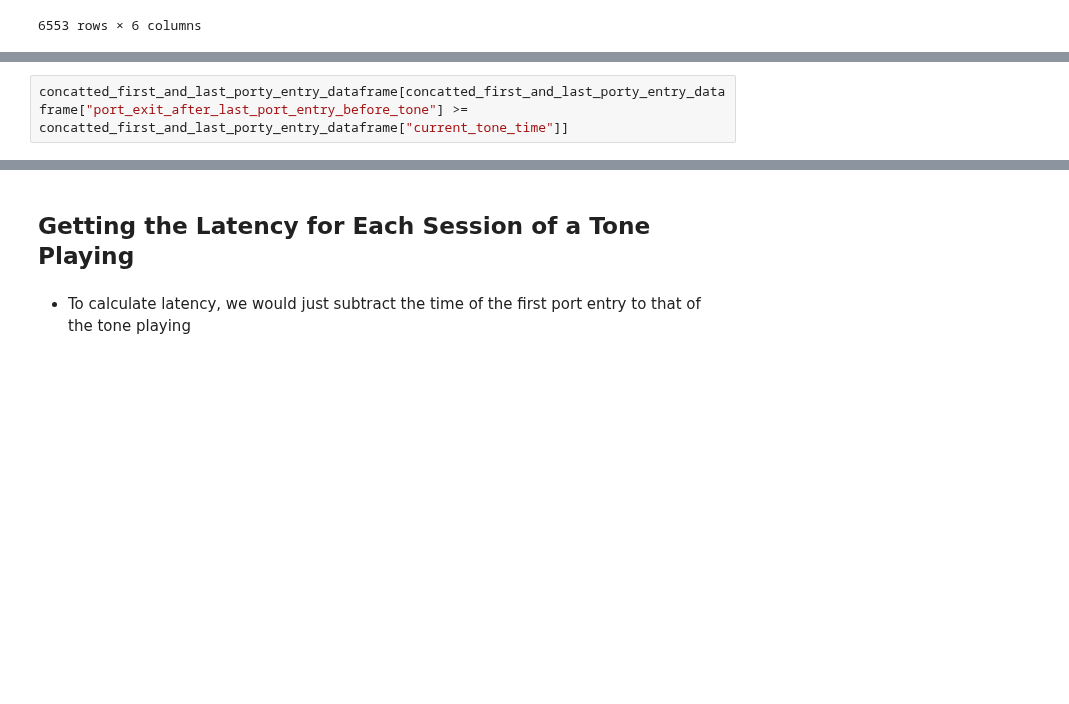
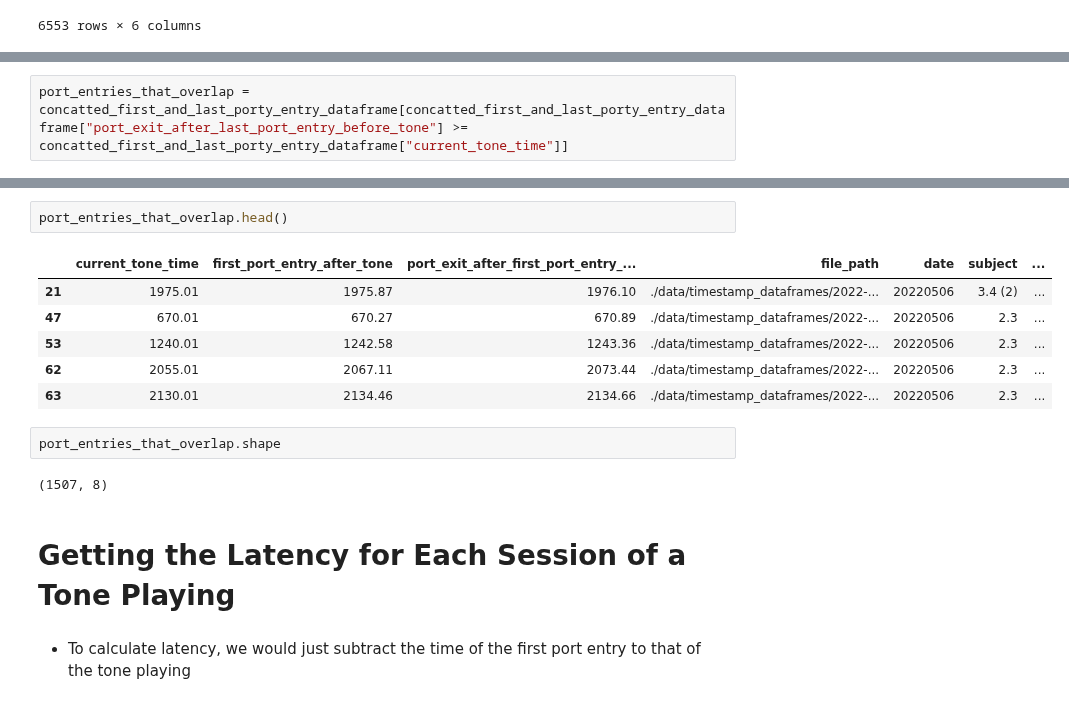
Before and after one commit to padillacoreanolab/med_pc_repo, a Jupyter notebook: jupyter_notebooks/02_calculating_latencies.ipynb, the cells around one changed output, grey strips where cells are left out. Cells and saved outputs as stored; diff of their text form; blank space fills up the shorter version.

```diff
--- a/jupyter_notebooks/02_calculating_latencies.ipynb
+++ b/jupyter_notebooks/02_calculating_latencies.ipynb
@@ -270,2 +318,2 @@ concatted_first_and_last_porty_entry_dataframe
 # %%
-concatted_first_and_last_porty_entry_dataframe[concatted_first_and_last_porty_entry_dataframe["port_exit_after_last_port_entry_before_tone"] >= concatted_first_and_last_porty_entry_dataframe["current_tone_time"]]
+port_entries_that_overlap = concatted_first_and_last_porty_entry_dataframe[concatted_first_and_last_porty_entry_dataframe["port_exit_after_last_port_entry_before_tone"] >= concatted_first_and_last_porty_entry_dataframe["current_tone_time"]]
@@ -286,5 +320,18 @@ concatted_first_and_last_porty_entry_dataframe[concatted_first_and_last_porty_en
+# %%
+port_entries_that_overlap.head()
+# %% [output]
+|  | current_tone_time | first_port_entry_after_tone | port_exit_after_first_port_entry_... | file_path | date | subject | ... |
+| 21 | 1975.01 | 1975.87 | 1976.10 | ./data/timestamp_dataframes/2022-... | 20220506 | 3.4 (2) | ... |
+| 47 | 670.01 | 670.27 | 670.89 | ./data/timestamp_dataframes/2022-... | 20220506 | 2.3 | ... |
+| 53 | 1240.01 | 1242.58 | 1243.36 | ./data/timestamp_dataframes/2022-... | 20220506 | 2.3 | ... |
+| 62 | 2055.01 | 2067.11 | 2073.44 | ./data/timestamp_dataframes/2022-... | 20220506 | 2.3 | ... |
+| 63 | 2130.01 | 2134.46 | 2134.66 | ./data/timestamp_dataframes/2022-... | 20220506 | 2.3 | ... |
+# %%
+port_entries_that_overlap.shape
+# %% [output]
+(1507, 8)
 # %% [markdown]
-## Getting the Latency for Each Session of a Tone Playing
+# Getting the Latency for Each Session of a Tone Playing
 # %% [markdown]
 - To calculate latency, we would just subtract the time of the first port entry to that of the tone playing
 # %%
```
Also changed, not shown: parts of 82 cells of this notebook, 2 other files.
